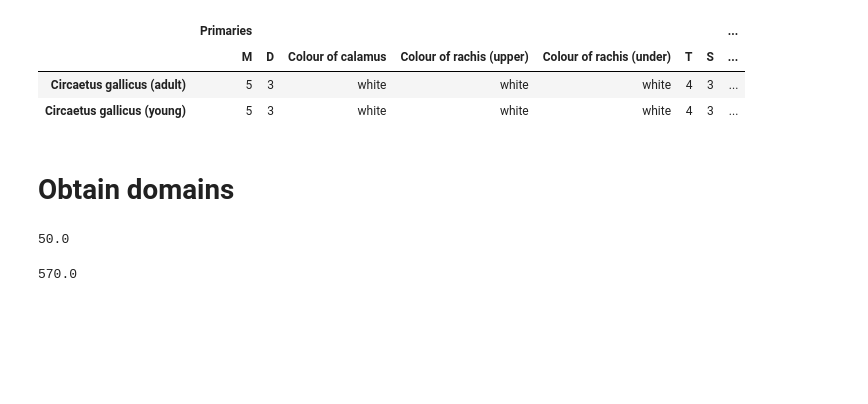
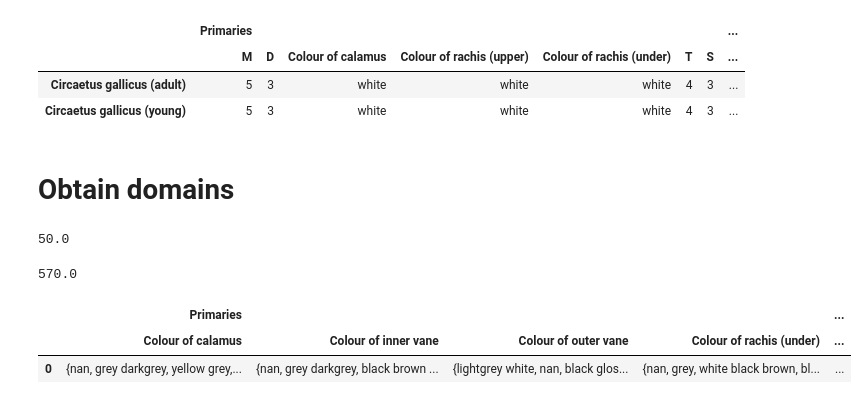
Before and after one commit to Maciej-GBS/SBC, a Jupyter notebook: knowledge/data-analysis.ipynb, the cells around one changed output. Drawn from its saved outputs; the diff is of its cells as text; code cells hidden in the pictures; blank space fills up the shorter version.

```diff
--- a/knowledge/data-analysis.ipynb
+++ b/knowledge/data-analysis.ipynb
@@ -383,3 +383,11 @@ df.loc[:,pd.IndexSlice[:,['MIN','MAX']]].astype(np.float).min().min()
 df.loc[:,pd.IndexSlice[:,['MIN','MAX']]].astype(np.float).max().max()
 # %% [output]
 570.0
+# %%
+values_t = pd.DataFrame({x:[set(df_t.loc[:,x].unique())] for x in df_t.columns}).sort_index(axis=1)
+# %%
+values_t
+# %% [output]
+|  | Primaries |  |  |  | ... |
+|  | Colour of calamus | Colour of inner vane | Colour of outer vane | Colour of rachis (under) | ... |
+| 0 | {nan, grey darkgrey, yellow grey,... | {nan, grey darkgrey, black brown ... | {lightgrey white, nan, black glos... | {nan, grey, white black brown, bl... | ... |
```
Also changed, not shown: parts of 1 cell of this notebook, 1 other file.
